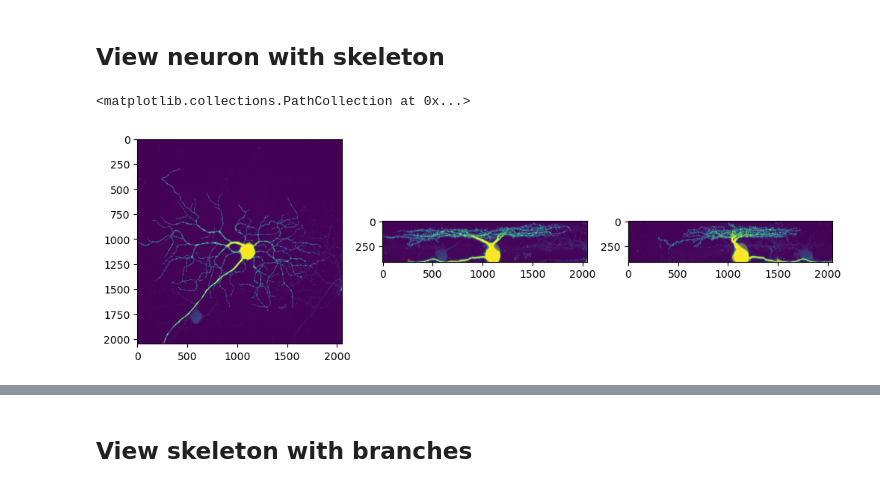
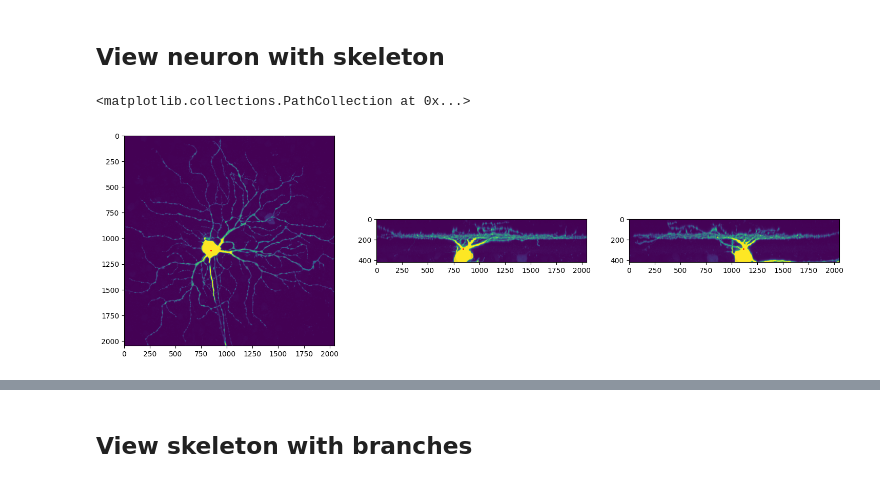
Before and after one commit to BrysonGray/neurotrack, a Jupyter notebook: notebooks/save_scaled_data.ipynb, the cells around one changed output, grey strips where cells are left out. Drawn from its saved outputs; the diff is of its cells as text; code cells hidden in the pictures.

Commit message:
Update configurations and improve data processing for neuron simulation and training

```diff
--- a/notebooks/save_scaled_data.ipynb
+++ b/notebooks/save_scaled_data.ipynb
@@ -525,9 +532,11 @@ plt.legend()
 # %%
-img_dir = "/home/brysongray/data/gold166_tifs_scaled/"
-swc_dir = "/home/brysongray/data/gold166_swc_scaled/"
+# img_dir = "/home/brysongray/data/gold166_tifs_scaled/"
+img_dir = "/nafs/dtward/bryson/gold166_tifs_scaled/"
+# swc_dir = "/home/brysongray/data/gold166_swc_scaled/"
+swc_dir = "/nafs/dtward/bryson/gold166_swc_scaled/"
 
-i=6
-img_files = os.listdir(img_dir)
+i=5
+img_files = sorted(os.listdir(img_dir))
 img_file = img_files[i]
 img = tf.imread(os.path.join(img_dir,img_file))
 
@@ -540,20 +549,23 @@ except IndexError:
 swc_list = load.swc(os.path.join(swc_dir, swc_file))
 
 sections, section_graph = load.parse_swc(swc_list)
-branches, terminals = load.get_critical_points(swc_list, sections)
-xy_size = get_scale_info(img_file.split('.')[0])["x_y_pix_size"]
-print(xy_size)
+branches_, terminals = load.get_critical_points(swc_list, sections)
 
-small_branches = branches[branches[:,-1] < 15.0]
+# row = get_scale_info(scale_df, img_file.split('.')[0])
+# xy_scale = row['x_y_pix_size'].item()
+
+# branches = branches_[branches_[:,-1] < 15.0]
+branches = branches_
 segments = []
 for section in sections.values():
     segments.append(section)
 segments = np.concatenate(segments)
 
-density = draw.draw_neuron_density(segments, img.shape)
+density = draw.draw_neuron_density(segments, img.shape, scale=1.0)
 mask = draw.draw_neuron_mask(density, threshold=5.0)
 
 branch_mask = Image(torch.zeros_like(mask))
-for point in small_branches:
-    branch_mask.draw_point(point[:3], radius=point[3].item(), binary=True, value=1, channel=0)
+for point in branches:
+    r = point[3].item() #/ xy_scale
+    branch_mask.draw_point(point[:3], radius=r, binary=True, value=1, channel=0)
 # %% [output]
@@ -595,20 +590,20 @@ ax[2].imshow(branch_mask.data[0].amax(2), alpha=0.5)
 # %% [markdown]
 ## View neuron with skeleton
 # %%
-density = draw.draw_neuron_density(segments[:,:3], img.shape, width=3)
-mask = draw.draw_neuron_mask(density, threshold=5.0)
+# density = draw.draw_neuron_density(segments[:,:3], img.shape, width=3)
+# mask = draw.draw_neuron_mask(density, threshold=5.0)
 
-fig, ax = plt.subplots(1,3, figsize=(12,4))
+fig, ax = plt.subplots(1,3, figsize=(18,18))
 ax[0].imshow(img.max(0))
 ax[0].scatter(y=sections[root_node][0,0,1],x=sections[root_node][0,0,2], c='r', s=1)
-ax[0].imshow(mask[0].amax(0), alpha=0.3)
+ax[0].imshow(mask[0].amax(0), alpha=0.1)
 # ax[0].imshow(branch_mask.data[0].amax(0), alpha=0.4)
 ax[1].imshow(img.max(1))
-ax[1].imshow(mask[0].amax(1), alpha=0.3)
+ax[1].imshow(mask[0].amax(1), alpha=0.1)
 ax[1].scatter(y=sections[root_node][0,0,0],x=sections[root_node][0,0,2], c='r', s=1)
 ax[2].imshow(img.max(2))
-ax[2].imshow(mask[0].amax(2), alpha=0.3)
+ax[2].imshow(mask[0].amax(2), alpha=0.1)
 ax[2].scatter(y=sections[root_node][0,0,0],x=sections[root_node][0,0,1], c='r', s=1)
 # %% [output]
 <matplotlib.collections.PathCollection at 0x...>
-[figure, old version]
+[figure, new version]
```
Also changed, not shown: parts of 7 cells of this notebook, 13 other files.
